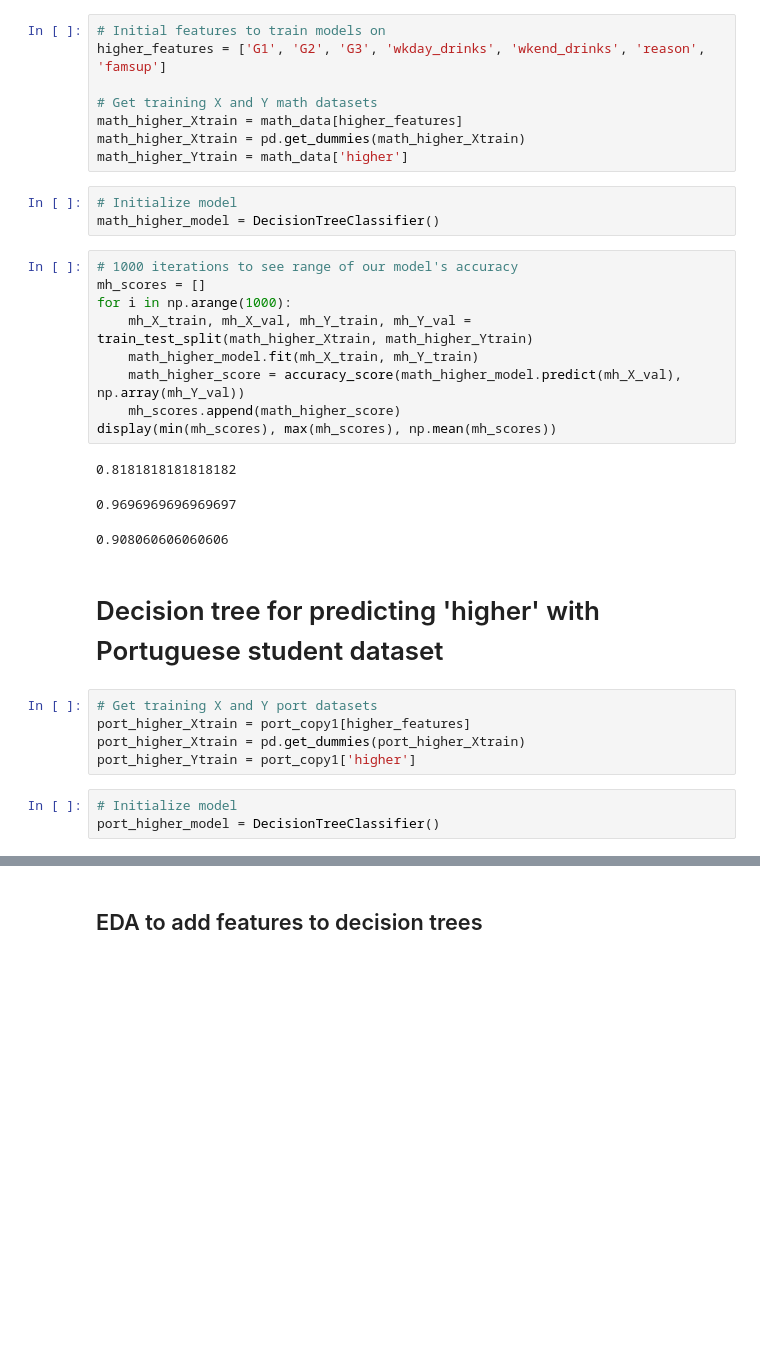
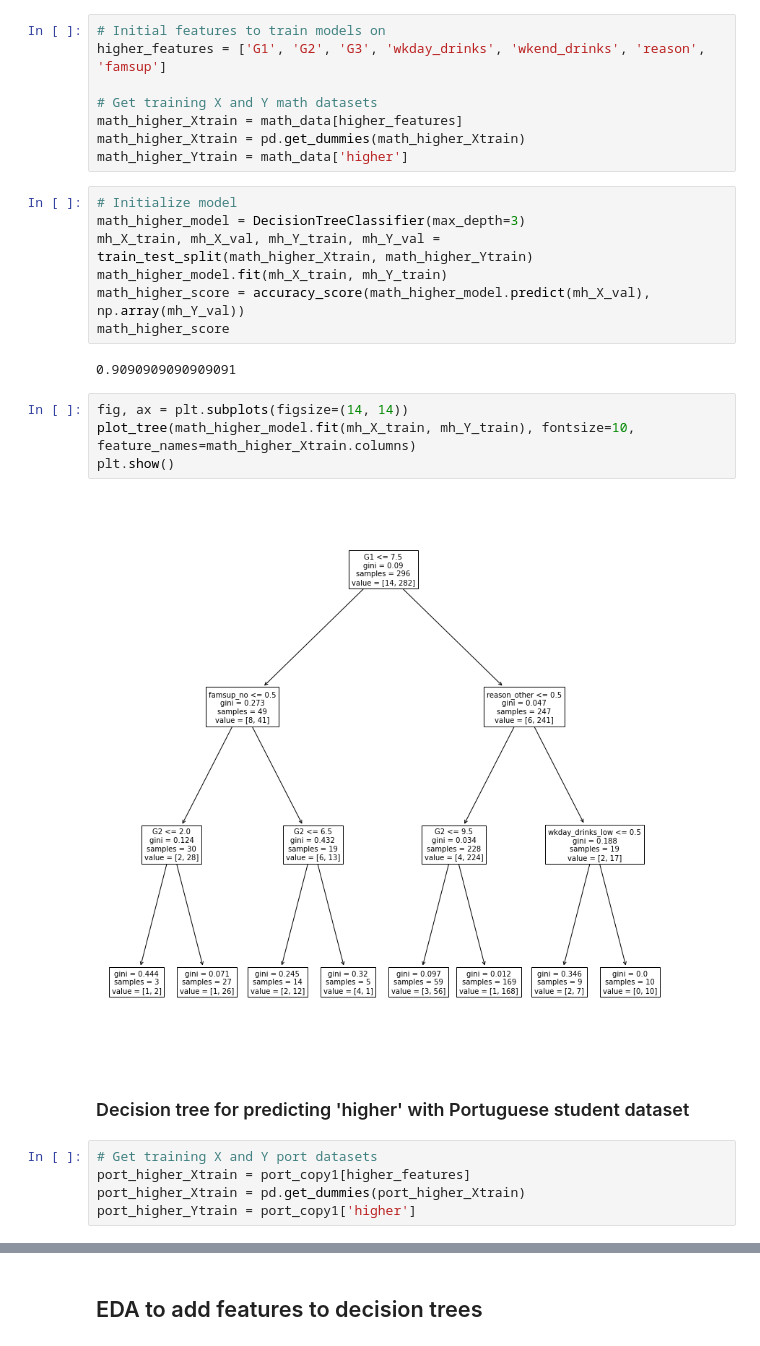
Before and after one commit to arenriquez/data144finalproj, a Jupyter notebook: Untitled.ipynb, the cells around one changed output, grey strips where cells are left out. Drawn from its saved outputs; the diff is of its cells as text; blank space fills up the shorter version.

Commit message:
Fixed bagging, deleted KFolds, and visualized first decision trees

```diff
--- a/Untitled.ipynb
+++ b/Untitled.ipynb
@@ -477,30 +478,26 @@ higher_features = ['G1', 'G2', 'G3', 'wkday_drinks', 'wkend_drinks', 'reason', '
 math_higher_Xtrain = math_data[higher_features]
 math_higher_Xtrain = pd.get_dummies(math_higher_Xtrain)
 math_higher_Ytrain = math_data['higher']
-# %%
-# Initialize model
-math_higher_model = DecisionTreeClassifier()
 # %%
-# 1000 iterations to see range of our model's accuracy
-mh_scores = []
-for i in np.arange(1000):
-    mh_X_train, mh_X_val, mh_Y_train, mh_Y_val = train_test_split(math_higher_Xtrain, math_higher_Ytrain)
-    math_higher_model.fit(mh_X_train, mh_Y_train)
-    math_higher_score = accuracy_score(math_higher_model.predict(mh_X_val), np.array(mh_Y_val))
-    mh_scores.append(math_higher_score)
-display(min(mh_scores), max(mh_scores), np.mean(mh_scores))
+# Initialize model
+math_higher_model = DecisionTreeClassifier(max_depth=3)
+mh_X_train, mh_X_val, mh_Y_train, mh_Y_val = train_test_split(math_higher_Xtrain, math_higher_Ytrain)
+math_higher_model.fit(mh_X_train, mh_Y_train)
+math_higher_score = accuracy_score(math_higher_model.predict(mh_X_val), np.array(mh_Y_val))
+math_higher_score
 # %% [output]
-0.8181818181818182
+0.9090909090909091
-0.9696969696969697
-0.908060606060606
+# %%
+fig, ax = plt.subplots(figsize=(14, 14))
+plot_tree(math_higher_model.fit(mh_X_train, mh_Y_train), fontsize=10, feature_names=math_higher_Xtrain.columns)
+plt.show()
+# %% [output]
+[figure, added]
 # %% [markdown]
-# Decision tree for predicting 'higher' with Portuguese student dataset
+### Decision tree for predicting 'higher' with Portuguese student dataset
 # %%
 # Get training X and Y port datasets
 port_higher_Xtrain = port_copy1[higher_features]
 port_higher_Xtrain = pd.get_dummies(port_higher_Xtrain)
 port_higher_Ytrain = port_copy1['higher']
-# %%
-# Initialize model
-port_higher_model = DecisionTreeClassifier()
 # %%
```
Also changed, not shown: parts of 18 cells of this notebook.
